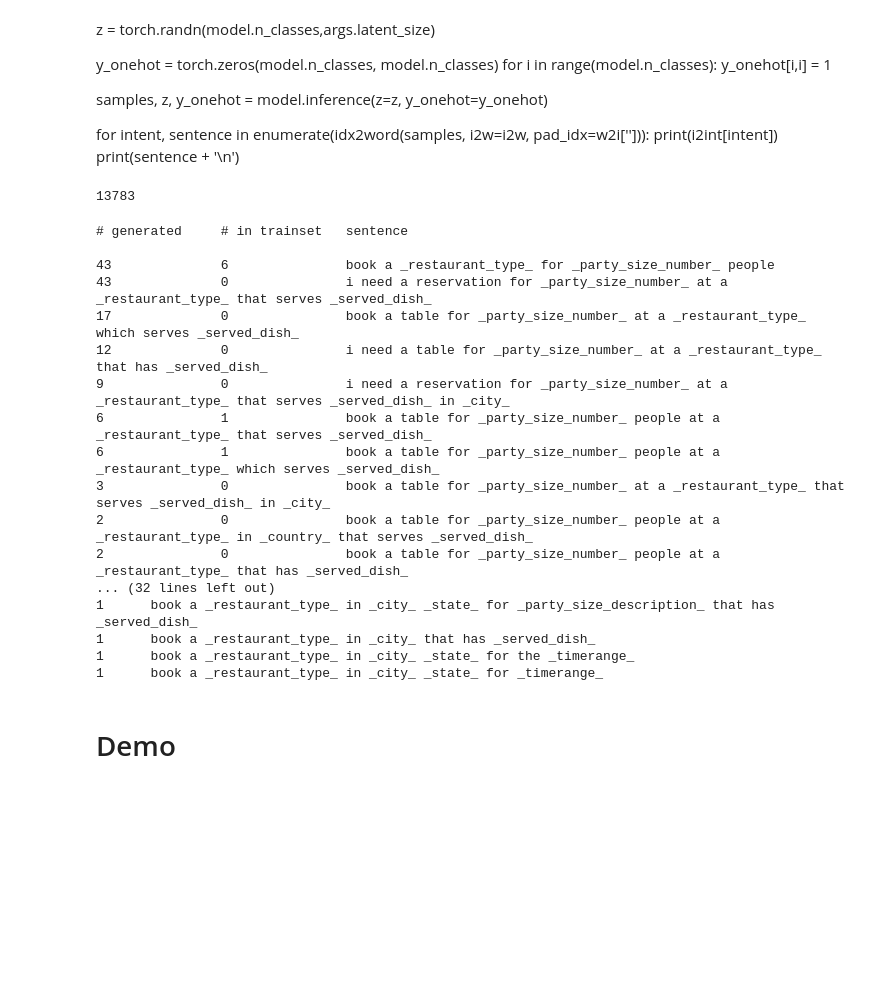
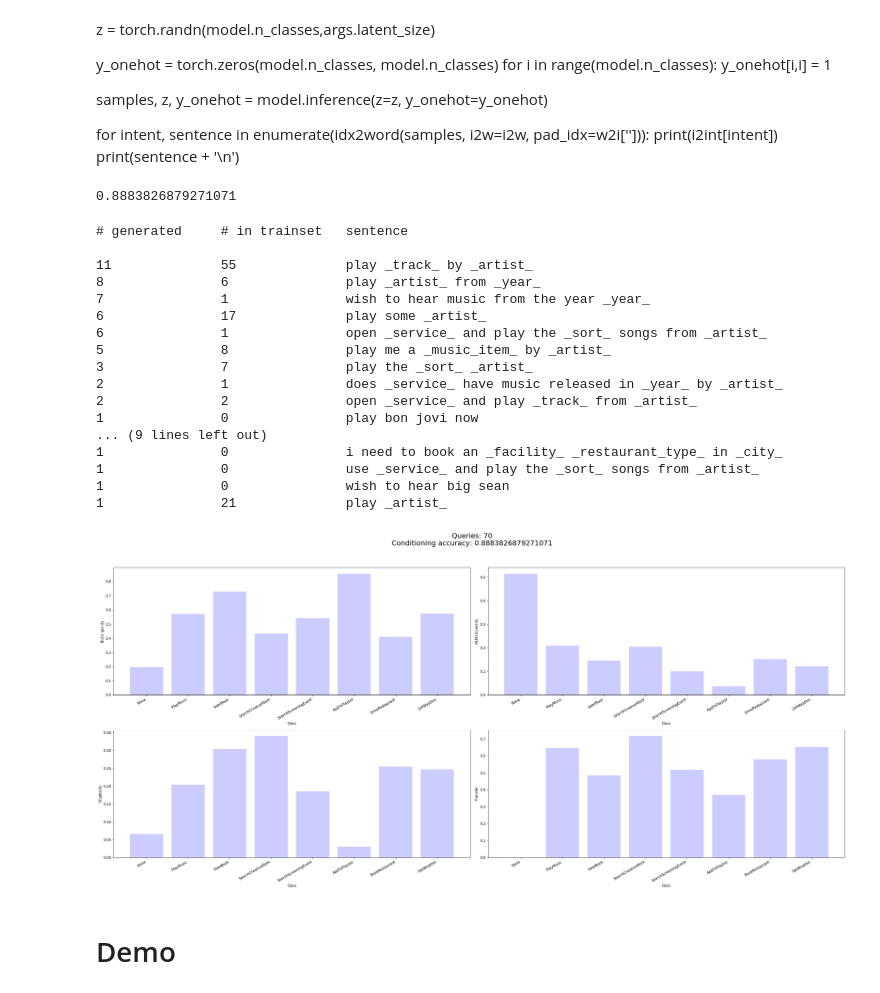
Before and after one commit to sonos/automatic-data-generation, a Jupyter notebook: automatic_data_generation/data-generation-new.ipynb, the cells around one changed output. Drawn from its saved outputs; the diff is of its cells as text; code cells hidden in the pictures; blank space fills up the shorter version.

```diff
--- a/automatic_data_generation/data-generation-new.ipynb
+++ b/automatic_data_generation/data-generation-new.ipynb
@@ -278,5 +274,9 @@ INTENT.build_vocab(train)
 # %%
-run = torch.load('run.pkl')
+import operator
+
+#run = torch.load('../run_assistant.pkl')
+run = runs[-2]
+print(run['delexicalised_metrics']['intent_accuracy'])
 
 dic_gen = {intent:{} for intent in run['i2int']}
 for i, delex in enumerate(run['generated']['delexicalised']):
@@ -286,6 +286,8 @@ for i, delex in enumerate(run['generated']['delexicalised']):
     else:
         dic_gen[intent][delex] += 1
 
+train = get_trainset('snips')
+
 dic_tr = {intent:{} for intent in run['i2int']}
 for i, example in enumerate(train):
     intent = example.intent
@@ -294,15 +296,14 @@ for i, example in enumerate(train):
         dic_tr[intent][delex] = 1
     else:
         dic_tr[intent][delex] += 1
-print(i)
 
 for dic in [dic_gen]:
     for intent in run['i2int']:
         dic[intent] = sorted(dic[intent].items(), key=operator.itemgetter(1))[::-1]
 # %% [output]
-13783
+0.8883826879271071
 # %%
-intent = 'BookRestaurant'
+intent = 'PlayMusic'
 print('{:<15} {:<15} {}\n'.format('# generated', '# in trainset', 'sentence'))
 for sentence, gen_occurences in dic_gen[intent]:
     tr_occurences = dic_tr[intent][sentence] if sentence in dic_tr[intent] else 0
@@ -311,26 +312,56 @@ for sentence, gen_occurences in dic_gen[intent]:
 print('\n')
 for dic in [dic_tr]:
     for key, val in dic[intent].items():
-        if key.startswith('book a _restaurant_type_ in _city_'):
-            print('{:<6} {}'.format(val, key))
+        pass
+        #print('{:<6} {}'.format(val, key))
 # %% [output]
 # generated     # in trainset   sentence
 
-43              6               book a _restaurant_type_ for _party_size_number_ people
-43              0               i need a reservation for _party_size_number_ at a _restaurant_type_ that serves _served_dish_
-17              0               book a table for _party_size_number_ at a _restaurant_type_ which serves _served_dish_
-12              0               i need a table for _party_size_number_ at a _restaurant_type_ that has _served_dish_
-9               0               i need a reservation for _party_size_number_ at a _restaurant_type_ that serves _served_dish_ in _city_
-6               1               book a table for _party_size_number_ people at a _restaurant_type_ that serves _served_dish_
-6               1               book a table for _party_size_number_ people at a _restaurant_type_ which serves _served_dish_
-3               0               book a table for _party_size_number_ at a _restaurant_type_ that serves _served_dish_ in _city_
-2               0               book a table for _party_size_number_ people at a _restaurant_type_ in _country_ that serves _served_dish_
-2               0               book a table for _party_size_number_ people at a _restaurant_type_ that has _served_dish_
-... (32 lines left out)
-1      book a _restaurant_type_ in _city_ _state_ for _party_size_description_ that has _served_dish_
-1      book a _restaurant_type_ in _city_ that has _served_dish_
-1      book a _restaurant_type_ in _city_ _state_ for the _timerange_
-1      book a _restaurant_type_ in _city_ _state_ for _timerange_
+11              55              play _track_ by _artist_
+8               6               play _artist_ from _year_
+7               1               wish to hear music from the year _year_
+6               17              play some _artist_
+6               1               open _service_ and play the _sort_ songs from _artist_
+5               8               play me a _music_item_ by _artist_
+3               7               play the _sort_ _artist_
+2               1               does _service_ have music released in _year_ by _artist_
+2               2               open _service_ and play _track_ from _artist_
+1               0               play bon jovi now
+... (9 lines left out)
+1               0               i need to book an _facility_ _restaurant_type_ in _city_
+1               0               use _service_ and play the _sort_ songs from _artist_
+1               0               wish to hear big sean
+1               21              play _artist_
+# %%
+fig, axarr = plt.subplots(2,2, figsize=(30,15))
+axarr = axarr.flatten()
+
+bleu_qualities     = [run['delexicalised_metrics']['bleu_scores']['quality'][intent]   for intent in run['i2int']]
+bleu_diversities   = [run['delexicalised_metrics']['bleu_scores']['diversity'][intent] for intent in run['i2int']]
+originalities      = [run['delexicalised_metrics']['originality'][intent]              for intent in run['i2int']]
+transfer           = [run['delexicalised_metrics']['transfer'][intent]                 for intent in run['i2int']]
+metrics = [bleu_qualities, bleu_diversities, originalities, transfer]
+
+for i, metric in enumerate(metrics):
+
+    axarr[i].bar([intent.split(':')[-1] for intent in run['i2int']], metric, alpha=0.2, color='blue')
+    for label in axarr[i].get_xmajorticklabels():
+        label.set_rotation(30)
+        label.set_horizontalalignment("right")
+    low, high, delta = min(metric), max(metric), max(metric) - min(metric)
+    #axarr[i].set_ylim(low - 0.2 * delta, high + 0.2 * delta)
+    axarr[i].set_xlabel('Class')
+
+axarr[0].set_ylabel('BLEU quality'  )
+axarr[1].set_ylabel('BLEU diversity')
+axarr[2].set_ylabel('Originality'   )
+axarr[3].set_ylabel('Transfer'   )
+
+fig.suptitle('Queries: {}\nConditioning accuracy: {}'.format(run['args']['dataset_size'], run['delexicalised_metrics']['intent_accuracy']), fontsize=20)
+
+fig.tight_layout(rect=[0, 0.03, 1, 0.9])
+# %% [output]
+[figure, added]
 # %% [markdown]
 # Demo
 # %%
```
Also changed, not shown: parts of 10 cells of this notebook, 10 other files.
